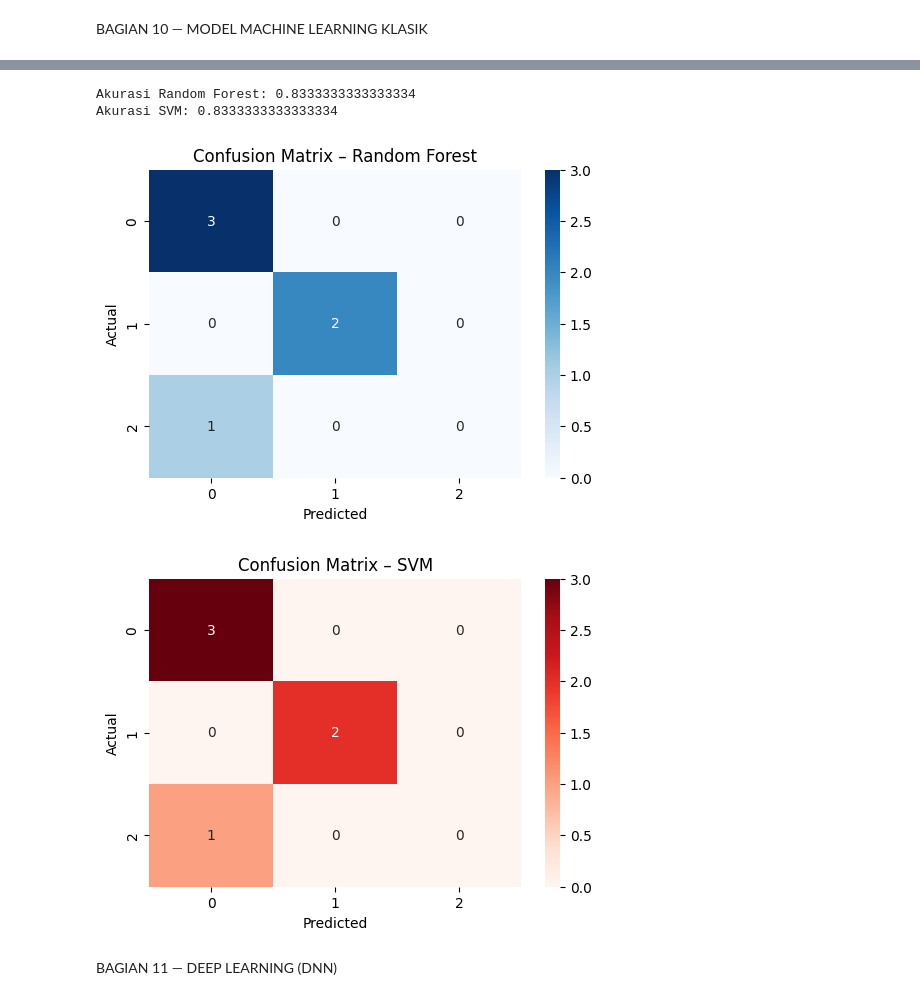
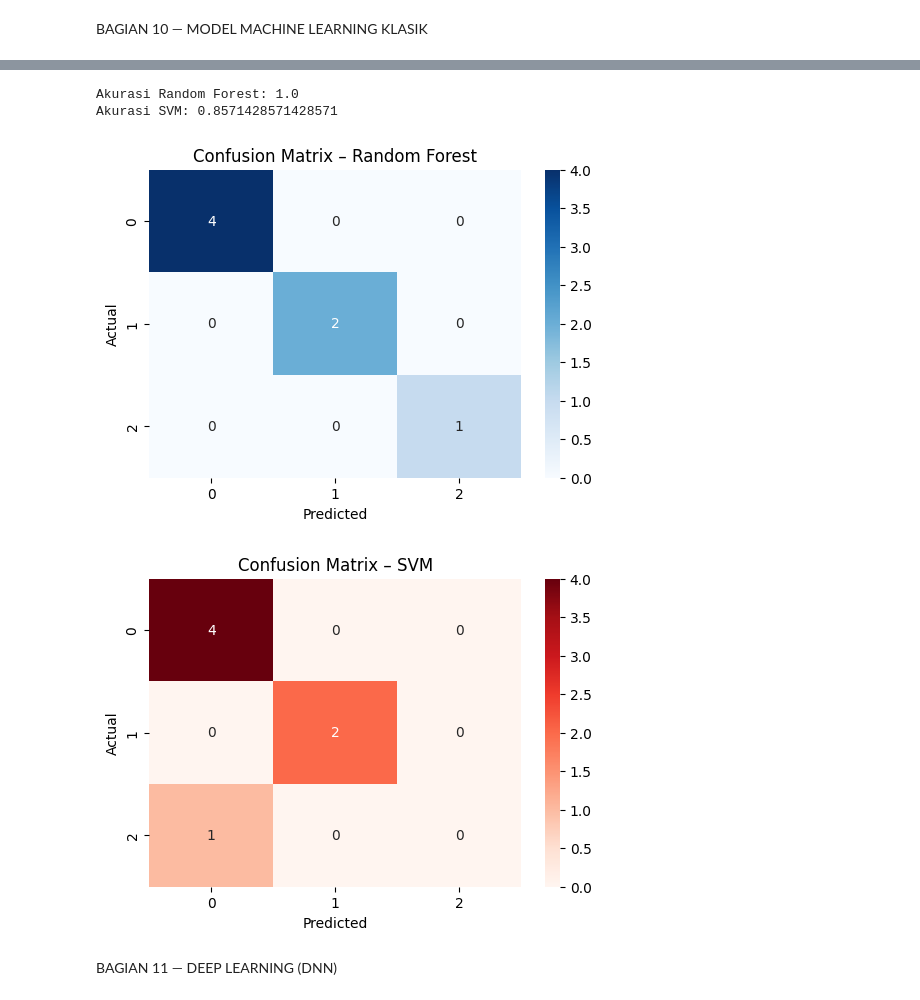
Before and after one commit to febryandrias/tugas-akhir-bioinformatika, a Jupyter notebook: Tugas_Besar_Bioinformatika.ipynb, the cells around one changed output, grey strips where cells are left out. Cells and saved outputs as stored; diff of their text form; code cells hidden in the pictures.

```diff
--- a/Tugas_Besar_Bioinformatika.ipynb
+++ b/Tugas_Besar_Bioinformatika.ipynb
@@ -210,7 +265,33 @@ BAGIAN 10 — MODEL MACHINE LEARNING KLASIK
 
 import matplotlib.pyplot as plt
 import seaborn as sns
-from sklearn.metrics import confusion_matrix
+from sklearn.metrics import confusion_matrix, accuracy_score
+from sklearn.model_selection import train_test_split
+from sklearn.ensemble import RandomForestClassifier
+from sklearn.svm import SVC
+
+# Prepare data for classification
+X_classified = X_scaled  # Features are the scaled k-mer, GC, length, and base frequencies
+y_classified = df["cluster"] # Target labels are the clusters from KMeans
+
+# Split data into training and testing sets
+X_train, X_test, y_train, y_test = train_test_split(
+    X_classified, y_classified, test_size=0.3, random_state=42
+)
+
+# -----------------------------
+# TRAIN CLASSIC ML MODELS
+# -----------------------------
+
+# Random Forest Classifier
+rf_model = RandomForestClassifier(random_state=42)
+rf_model.fit(X_train, y_train)
+pred_rf = rf_model.predict(X_test)
+
+# Support Vector Machine (SVM)
+svm_model = SVC(random_state=42)
+svm_model.fit(X_train, y_train)
+pred_svm = svm_model.predict(X_test)
 
 # -----------------------------
 # 1. AKURASI MODEL (BAR CHART)
@@ -271,7 +352,7 @@ plt.show()
-Akurasi Random Forest: 0.8333333333333334
-Akurasi SVM: 0.8333333333333334
+Akurasi Random Forest: 1.0
+Akurasi SVM: 0.8571428571428571
-[figure, old version]
+[figure, new version]
-[figure, old version]
+[figure, new version]
 # %% [markdown]
 BAGIAN 11 — DEEP LEARNING (DNN)
 # %%
```
Also changed, not shown: parts of 11 cells of this notebook.
